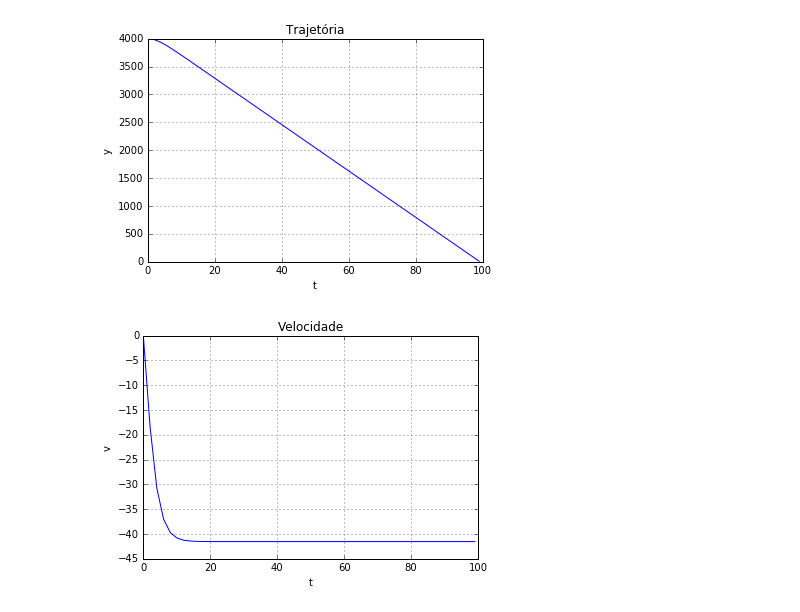
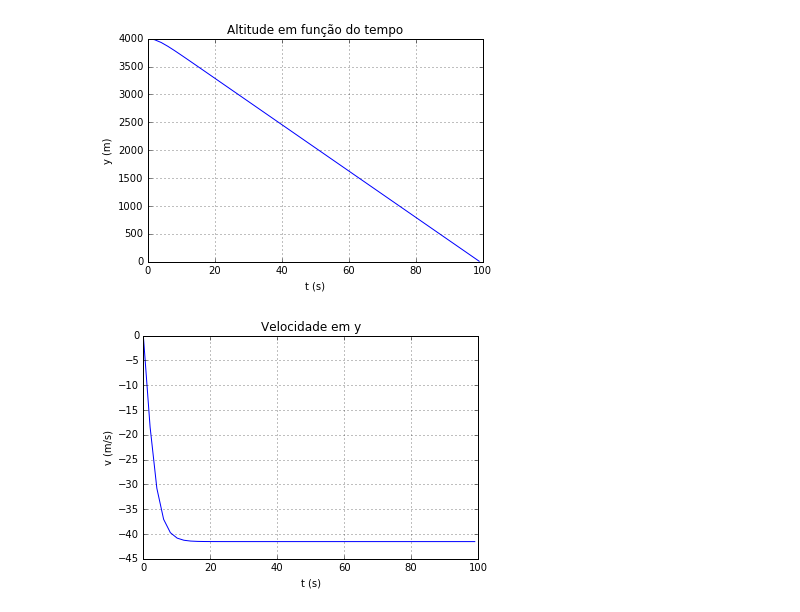
Before and after one commit to alcapriles/parachute-simulation, a Jupyter notebook: Projeto 3.ipynb, the cells around one changed output. Saved outputs shown, nothing was run; the diff lists cells and outputs as text; code cells hidden in the pictures.

Commit message:
legendas adicionadas aos eixos

```diff
--- a/Projeto 3.ipynb
+++ b/Projeto 3.ipynb
@@ -22,23 +22,23 @@ def func1(v, t): #v = [x, y, vy]
 # %%
 T = linspace(0,99)
 v0 = [4000, 0]
 y = odeint(func1,v0,T)
 plt.plot(T, y[:,0])
-plt.title('Trajetória')
-plt.xlabel('t')
-plt.ylabel('y')
+plt.title('Altitude em função do tempo')
+plt.xlabel('t (s)')
+plt.ylabel('y (m)')
 plt.grid()
 plt.show()
 
 plt.plot(T, y[:,1])
-plt.title('Velocidade')
-plt.xlabel('t')
-plt.ylabel('v')
+plt.title('Velocidade em y')
+plt.xlabel('t (s)')
+plt.ylabel('v (m/s)')
 plt.grid()
 plt.show()
 # %% [output]
-[figure, old version]
+[figure, new version]
-[figure, old version]
+[figure, new version]
 # %%
 def modelo_adiabatico_temperatura_pressao_atmosfera(Vetor_velocidade):
     dxdt = A[2]
```
Also changed, not shown: parts of 1 cell of this notebook.
